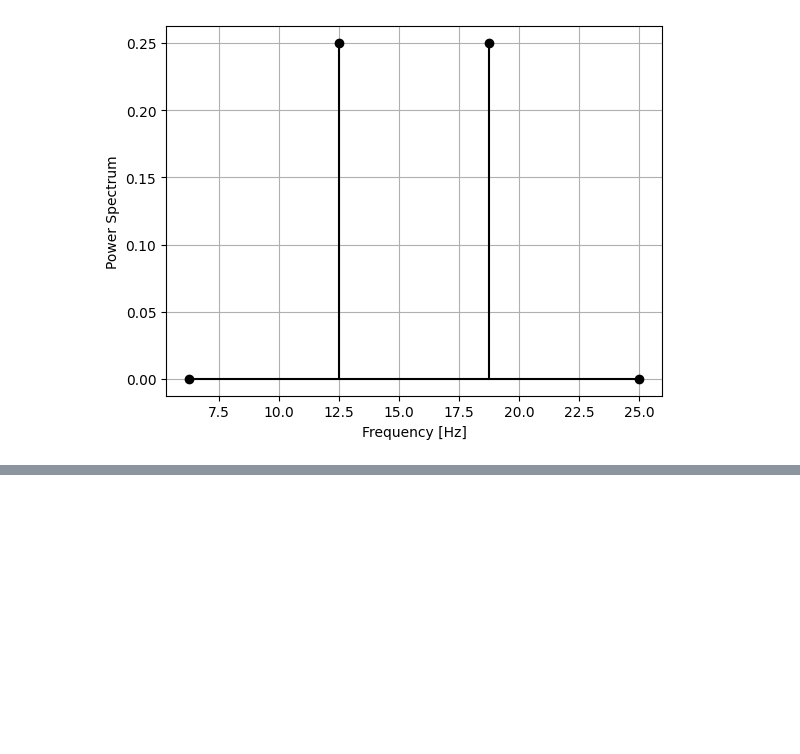
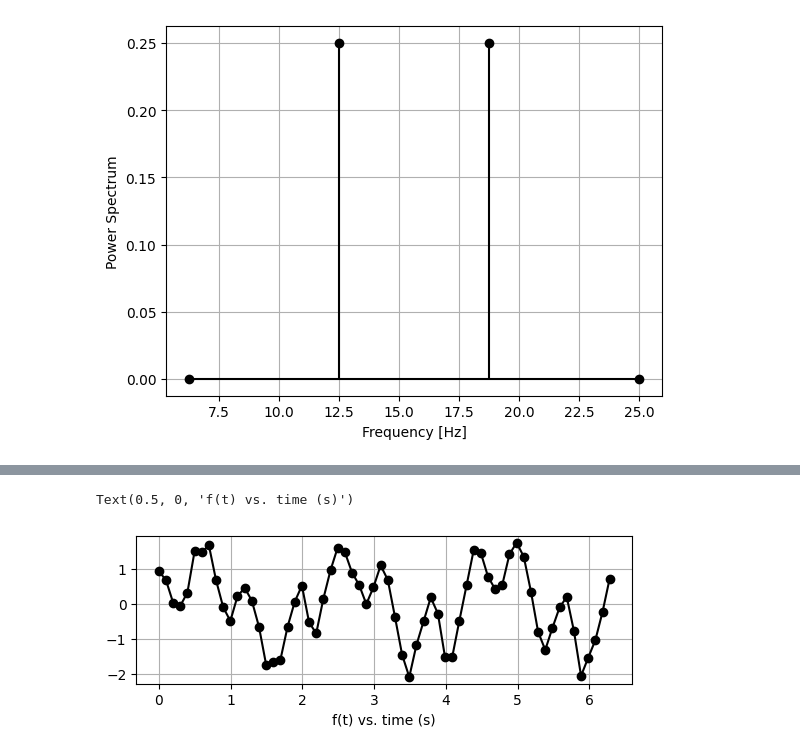
Before and after one commit to shinhookang/course305, a Jupyter notebook: 08-FourierAnalysis/15_FourierAnalysis2.ipynb, the cells around one changed output, grey strips where cells are left out. Saved outputs shown, nothing was run; the diff lists cells and outputs as text; code cells hidden in the pictures; blank space fills up the shorter version.

```diff
--- a/08-FourierAnalysis/15_FourierAnalysis2.ipynb
+++ b/08-FourierAnalysis/15_FourierAnalysis2.ipynb
@@ -139,0 +138,16 @@ import
+# %%
+import numpy as np
+import matplotlib.pyplot as plt
+from scipy.fft import fft
+
+# 1. Evaluate f(t) at 64 points from 0 to 2pi
+npoint = 64
+f = lambda t: np.cos(10.*t) + np.sin(3.*t)
+t = np.linspace(0,2*np.pi,npoint)
+ybase = f(t)
+# %%
+# 2. Add random values to the signal
+noise = np.random.normal(0., 0.25, npoint) # 0 mean, sd=0.25
+
+y = ybase + noise
+y
@@ -139,0 +168,11 @@ import
+# %%
+# plot y
+fig=plt.figure()
+ax1 = fig.add_subplot(211)
+fig.subplots_adjust(hspace=0.5)
+ax1.plot(tspan,y,c='k',marker='o')
+ax1.grid()
+ax1.set_xlabel('f(t) vs. time (s)')
+# %% [output]
+Text(0.5, 0, 'f(t) vs. time (s)')
+[figure, added]
```
Also changed, not shown: parts of 4 cells of this notebook.
